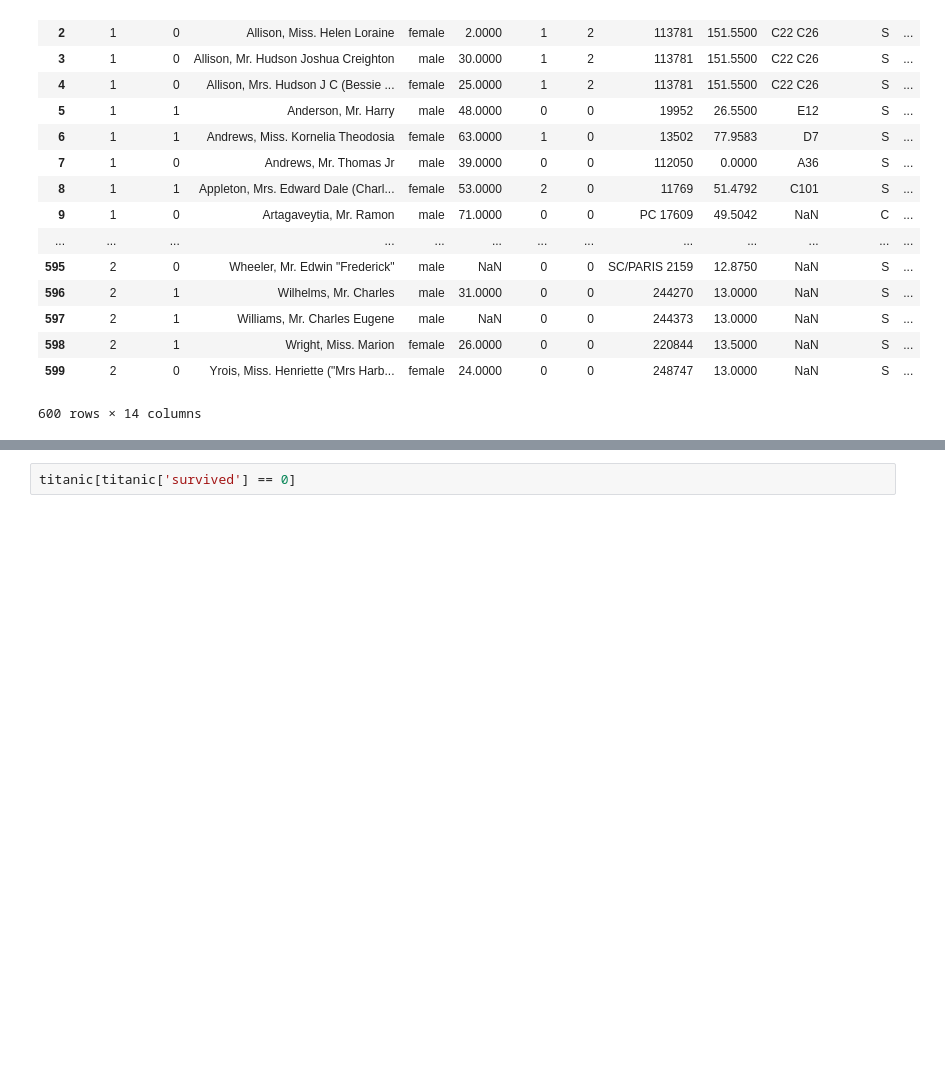
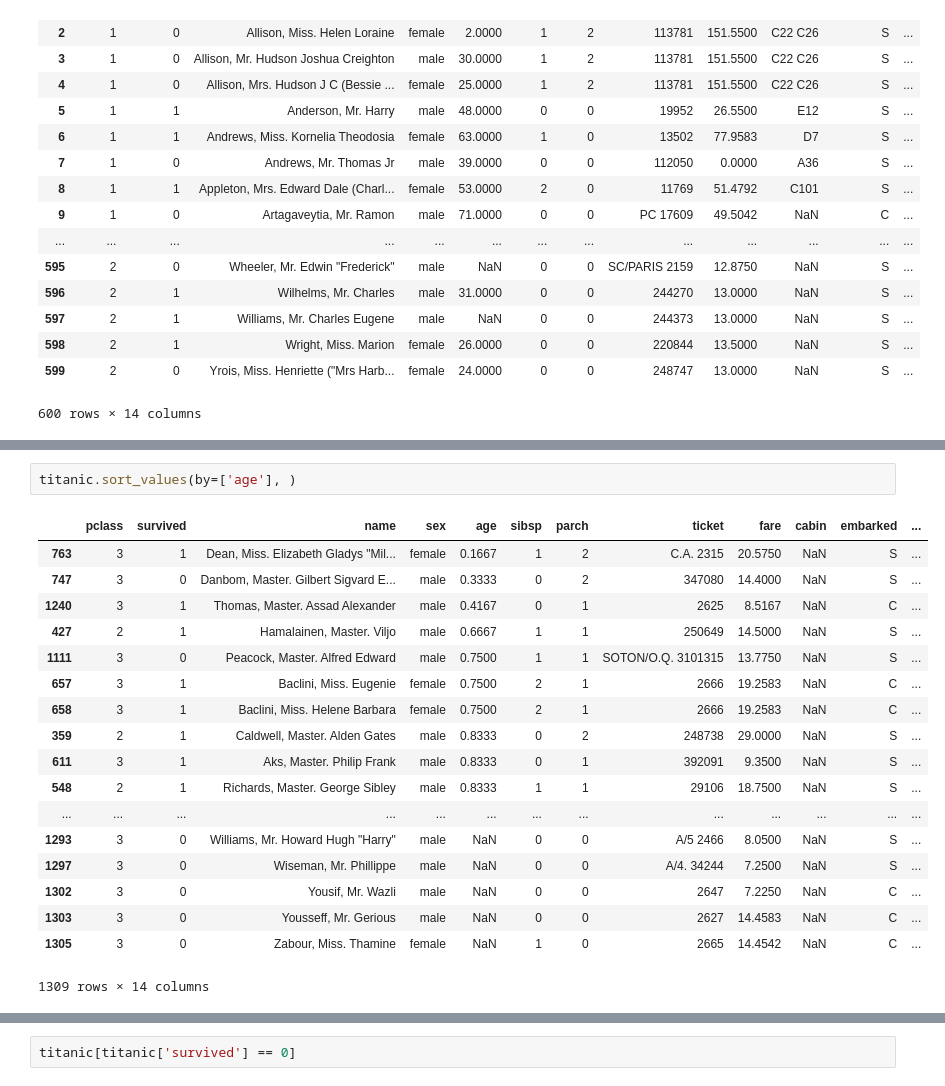
Before and after one commit to nichworby/python, a Jupyter notebook: ExploratoryDataAnalysisWithPython-Instructors-Part1.ipynb, the cells around one changed output, grey strips where cells are left out. Cells and saved outputs as stored; diff of their text form; blank space fills up the shorter version.

```diff
--- a/ExploratoryDataAnalysisWithPython-Instructors-Part1.ipynb
+++ b/ExploratoryDataAnalysisWithPython-Instructors-Part1.ipynb
@@ -537,0 +562,21 @@ titanic[(titanic['pclass']==1) | (titanic['pclass']==2)]
+# %%
+titanic.sort_values(by=['age'], )
+# %% [output]
+|  | pclass | survived | name | sex | age | sibsp | parch | ticket | fare | cabin | embarked | ... |
+| 763 | 3 | 1 | Dean, Miss. Elizabeth Gladys "Mil... | female | 0.1667 | 1 | 2 | C.A. 2315 | 20.5750 | NaN | S | ... |
+| 747 | 3 | 0 | Danbom, Master. Gilbert Sigvard E... | male | 0.3333 | 0 | 2 | 347080 | 14.4000 | NaN | S | ... |
+| 1240 | 3 | 1 | Thomas, Master. Assad Alexander | male | 0.4167 | 0 | 1 | 2625 | 8.5167 | NaN | C | ... |
+| 427 | 2 | 1 | Hamalainen, Master. Viljo | male | 0.6667 | 1 | 1 | 250649 | 14.5000 | NaN | S | ... |
+| 1111 | 3 | 0 | Peacock, Master. Alfred Edward | male | 0.7500 | 1 | 1 | SOTON/O.Q. 3101315 | 13.7750 | NaN | S | ... |
+| 657 | 3 | 1 | Baclini, Miss. Eugenie | female | 0.7500 | 2 | 1 | 2666 | 19.2583 | NaN | C | ... |
+| 658 | 3 | 1 | Baclini, Miss. Helene Barbara | female | 0.7500 | 2 | 1 | 2666 | 19.2583 | NaN | C | ... |
+| 359 | 2 | 1 | Caldwell, Master. Alden Gates | male | 0.8333 | 0 | 2 | 248738 | 29.0000 | NaN | S | ... |
+| 611 | 3 | 1 | Aks, Master. Philip Frank | male | 0.8333 | 0 | 1 | 392091 | 9.3500 | NaN | S | ... |
+| 548 | 2 | 1 | Richards, Master. George Sibley | male | 0.8333 | 1 | 1 | 29106 | 18.7500 | NaN | S | ... |
+| ... | ... | ... | ... | ... | ... | ... | ... | ... | ... | ... | ... | ... |
+| 1293 | 3 | 0 | Williams, Mr. Howard Hugh "Harry" | male | NaN | 0 | 0 | A/5 2466 | 8.0500 | NaN | S | ... |
+| 1297 | 3 | 0 | Wiseman, Mr. Phillippe | male | NaN | 0 | 0 | A/4. 34244 | 7.2500 | NaN | S | ... |
+| 1302 | 3 | 0 | Yousif, Mr. Wazli | male | NaN | 0 | 0 | 2647 | 7.2250 | NaN | C | ... |
+| 1303 | 3 | 0 | Yousseff, Mr. Gerious | male | NaN | 0 | 0 | 2627 | 14.4583 | NaN | C | ... |
+| 1305 | 3 | 0 | Zabour, Miss. Thamine | female | NaN | 1 | 0 | 2665 | 14.4542 | NaN | C | ... |
+1309 rows × 14 columns
```
Also changed, not shown: parts of 18 cells of this notebook.
